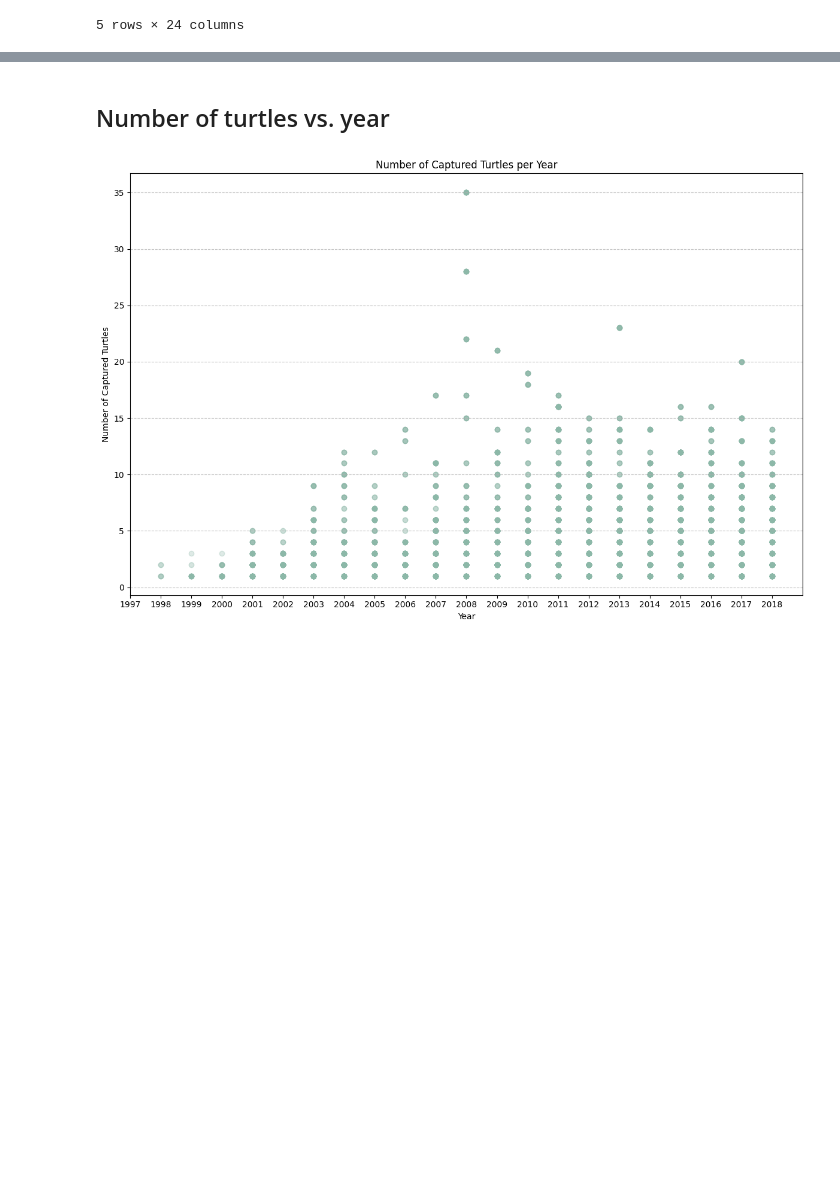
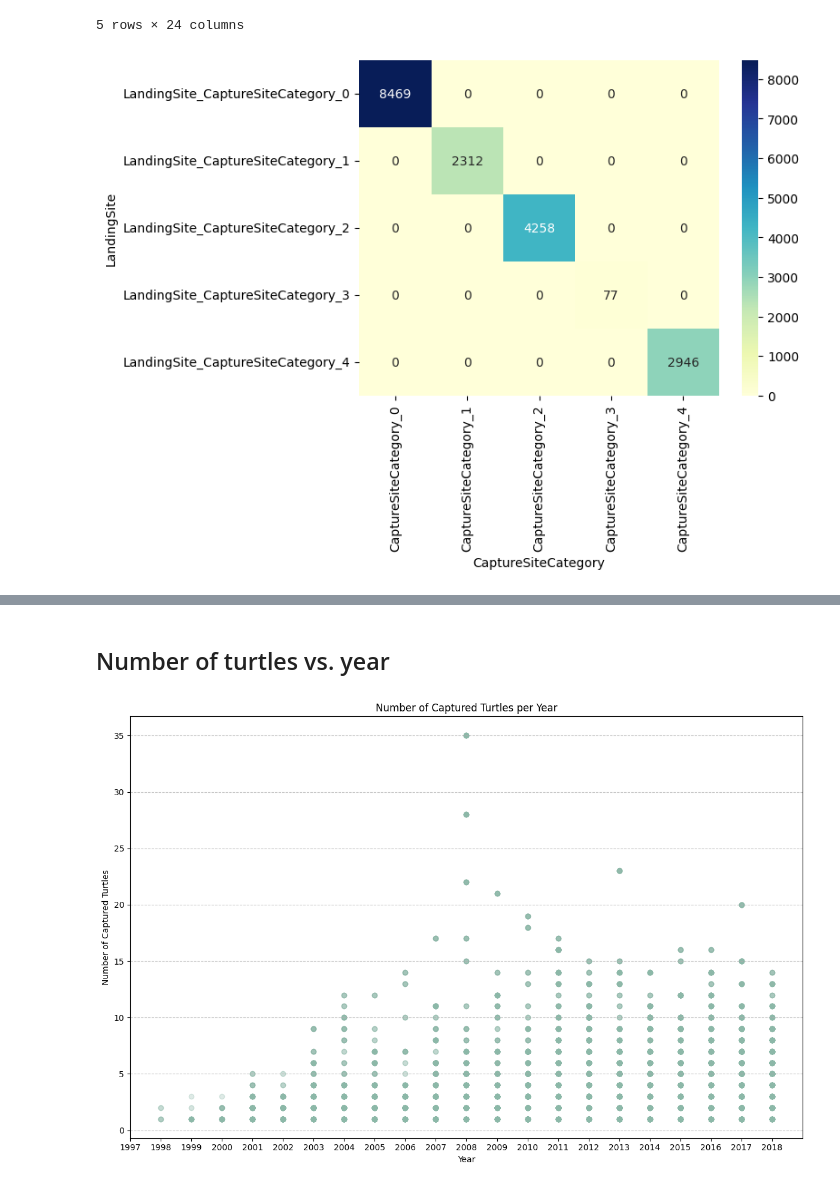
Before and after one commit to eigenaarti2/Ninja-Turtles, a Jupyter notebook: Baseline_new_start_carolina.ipynb, the cells around one changed output, grey strips where cells are left out. Drawn from its saved outputs; the diff is of its cells as text; code cells hidden in the pictures; blank space fills up the shorter version.

Commit message:
Visualization

```diff
--- a/Baseline_new_start_carolina.ipynb
+++ b/Baseline_new_start_carolina.ipynb
@@ -369,3 +369,18 @@ new_df.head()
 | 3 | 2002_RE_0031 | 2002-03-11 | Researcher_32 | CaptureSite_0 | Ocean | Net | Fisher_1798 | ... |
 | 4 | 2002_RE_0118 | 2002-08-08 | Researcher_25 | CaptureSite_0 | Ocean | Beached | Fisher_1918 | ... |
 5 rows × 24 columns
+# %%
+# Assuming 'column1' and 'column2' are your non-numerical columns
+contingency_table = pd.crosstab(new_df['LandingSite'], new_df['CaptureSiteCategory'])
+
+import seaborn as sns
+import matplotlib.pyplot as plt
+# Create a heatmap
+sns.heatmap(contingency_table, cmap="YlGnBu", annot=True, fmt="d")
+# Add labels
+plt.xlabel('CaptureSiteCategory')
+plt.ylabel('LandingSite')
+# Show the plot
+plt.show()
+# %% [output]
+[figure, added]
```
Also changed, not shown: parts of 23 cells of this notebook.
